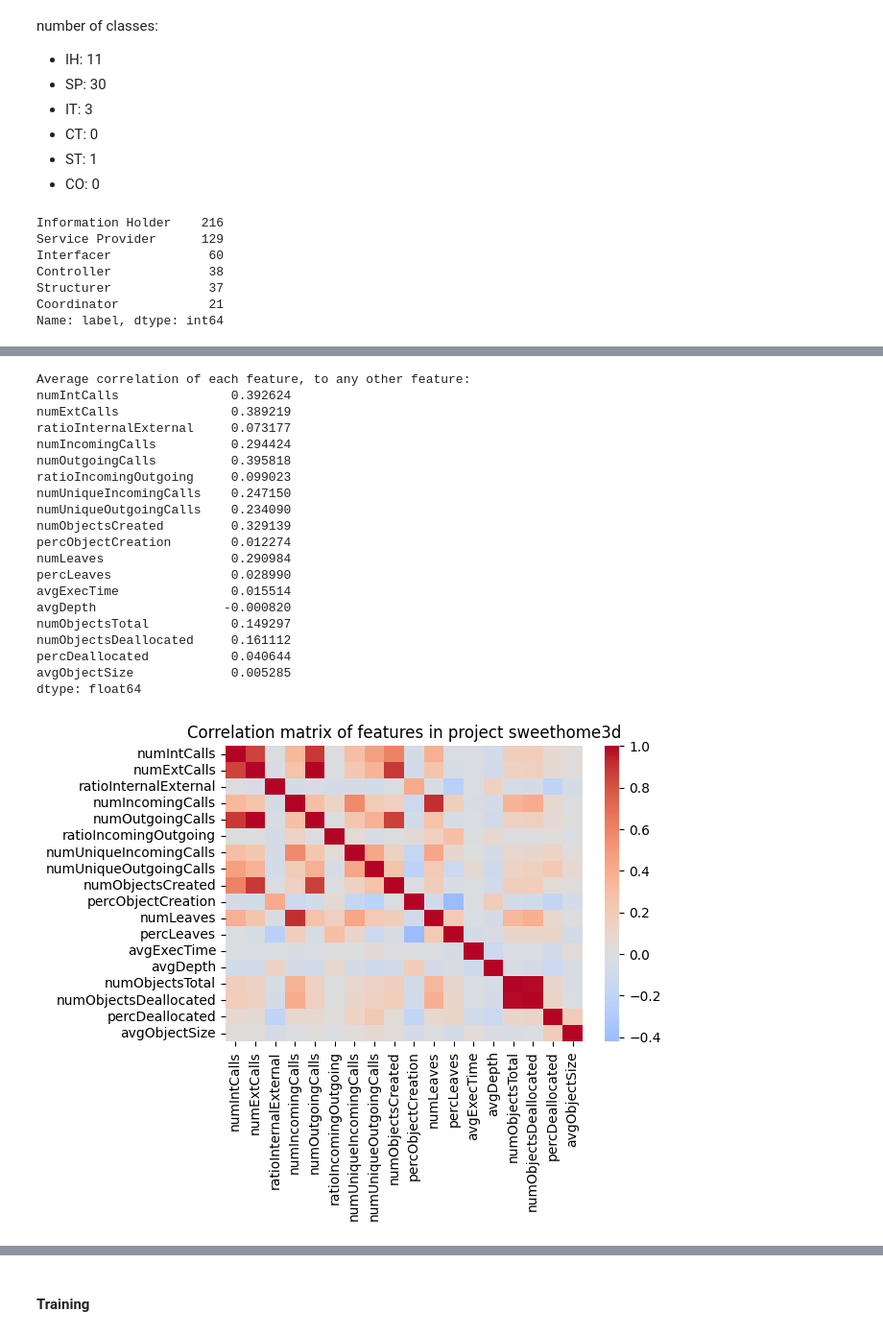
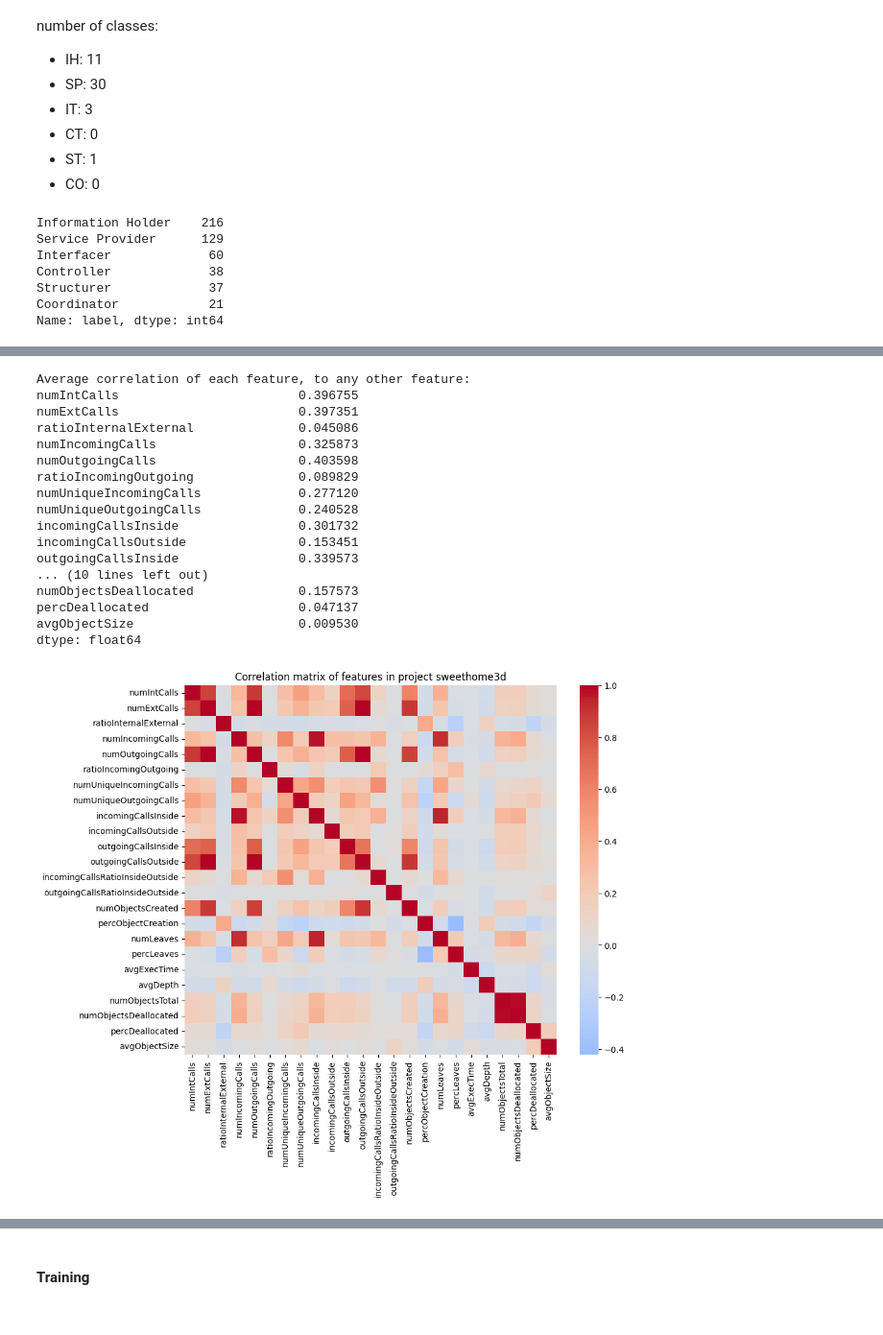
Before and after one commit to Mboopi/JavaClassClassification, a Jupyter notebook: classification_experiment/sweethome3d/classification.ipynb, the cells around one changed output, grey strips where cells are left out. Shown: that part at 96% size. Saved outputs shown, nothing was run; the diff lists cells and outputs as text; code cells hidden in the pictures.

```diff
--- a/classification_experiment/sweethome3d/classification.ipynb
+++ b/classification_experiment/sweethome3d/classification.ipynb
@@ -36,14 +151,13 @@ pd.set_option("display.max_colwidth", None)
 #### Data processing
 # %%
 # Load the data.
-data_path = f"/Users/mboopi/Documents/GitHub/JavaClassClassification/data/dataset/{PROJECT_NAME}/features_{PROJECT_NAME}_FINAL.csv"
+data_path = f"/Users/mboopi/Documents/GitHub/JavaClassClassification/data/dataset/{PROJECT_NAME}/features_{PROJECT_NAME}_FINAL_v2.csv"
 data_path2 = "/Users/mboopi/Documents/KY/CSE_Y3/Q2:3/Thesis/JSS2019_SCAM_ReplicationPackage/Classification Experiment/dataset/multi-class classification/three-cases-20190301.csv"
 raw_data = pd.read_csv(data_path)
 raw_data2 = pd.read_csv(data_path2)
 
 # Drop the class names and split data into features and labels.
 X = raw_data.drop(columns=["className", "label"])
-# X = X[["ratioInternalExternal", "ratioIncomingOutgoing", "numUniqueIncomingCalls", "numUniqueOutgoingCalls", "avgExecTime", "avgDepth", "avgObjectSize"]]
 y = raw_data["label"]
 X_2 = raw_data2.drop(columns=["index", "fullpathname", "classname", "label"])
 y_2 = raw_data2["label"]
@@ -78,64 +192,62 @@ avg_r = np.mean(corr_matrix[mask])
 print("Average correlation of each feature, to any other feature:")
 print(avg_r)
 
+mpl.rcParams["figure.figsize"] = (10, 8) # Otherwise some rows will be missing from the plot.
 sns.heatmap(corr_matrix, cmap="coolwarm", center=0);
 plt.title(f"Correlation matrix of features in project {PROJECT_NAME}")
-
+mpl.rcParams["figure.figsize"] = (6, 4)
 
 # Plot distribution of each feature.
 columns = X.columns.tolist()
 num_features = X.shape[1]
 
-fig, axs = plt.subplots(nrows=3, ncols=6, figsize=(18, 10))
+fig, axs = plt.subplots(nrows=4, ncols=6, figsize=(18, 10))
 fig.suptitle(f"Distribution of values of features in project {PROJECT_NAME}", fontsize=20)
 axs = axs.flatten()
 for i in range(num_features):
     col_name = columns[i]
     axs[i].hist(X[col_name], bins=25, color=PRIMARY_COLOR, log=True)
     axs[i].set_title(col_name)
 
 plt.subplots_adjust(wspace=0.4, hspace=0.4)
 plt.show()
 
 
 # Some extra sanity checks to validate the values of our features.
-rounding = 3
-for feature in columns:
-    min_val = X[feature].min().round(rounding)
-    max_val = X[feature].max().round(rounding)
-    avg_val = X[feature].mean().round(rounding)
-    std_val = X[feature].std().round(rounding)
-    med_val = X[feature].median().round(rounding)
-    print(f"{feature}: MIN - MAX - MEAN - STD - MEDIAN")
-    print(f"{min_val} - {max_val} - {avg_val} - {std_val} - {med_val}")
-    print("\n")
+# rounding = 3
+# for feature in columns:
+#     min_val = X[feature].min().round(rounding)
+#     max_val = X[feature].max().round(rounding)
+#     avg_val = X[feature].mean().round(rounding)
+#     std_val = X[feature].std().round(rounding)
+#     med_val = X[feature].median().round(rounding)
+#     print(f"{feature}: MIN - MAX - MEAN - STD - MEDIAN")
+#     print(f"{min_val} - {max_val} - {avg_val} - {std_val} - {med_val}")
+#     print("\n")
 # %% [output]
 Information Holder    216
 Service Provider      129
 Interfacer             60
 Controller             38
 Structurer             37
 Coordinator            21
 Name: label, dtype: int64
 [figure]
 Average correlation of each feature, to any other feature:
-numIntCalls               0.392624
-numExtCalls               0.389219
-ratioInternalExternal     0.073177
-numIncomingCalls          0.294424
-numOutgoingCalls          0.395818
-ratioIncomingOutgoing     0.099023
-numUniqueIncomingCalls    0.247150
-numUniqueOutgoingCalls    0.234090
-numObjectsCreated         0.329139
-percObjectCreation        0.012274
-numLeaves                 0.290984
-percLeaves                0.028990
-avgExecTime               0.015514
-avgDepth                 -0.000820
-numObjectsTotal           0.149297
-numObjectsDeallocated     0.161112
-percDeallocated           0.040644
-avgObjectSize             0.005285
+numIntCalls                        0.396755
+numExtCalls                        0.397351
+ratioInternalExternal              0.045086
+numIncomingCalls                   0.325873
+numOutgoingCalls                   0.403598
+ratioIncomingOutgoing              0.089829
+numUniqueIncomingCalls             0.277120
+numUniqueOutgoingCalls             0.240528
+incomingCallsInside                0.301732
+incomingCallsOutside               0.153451
+outgoingCallsInside                0.339573
+... (10 lines left out)
+numObjectsDeallocated              0.157573
+percDeallocated                    0.047137
+avgObjectSize                      0.009530
 dtype: float64
-[figure, old version]
+[figure, new version]
```
Also changed, not shown: parts of 39 cells of this notebook.
